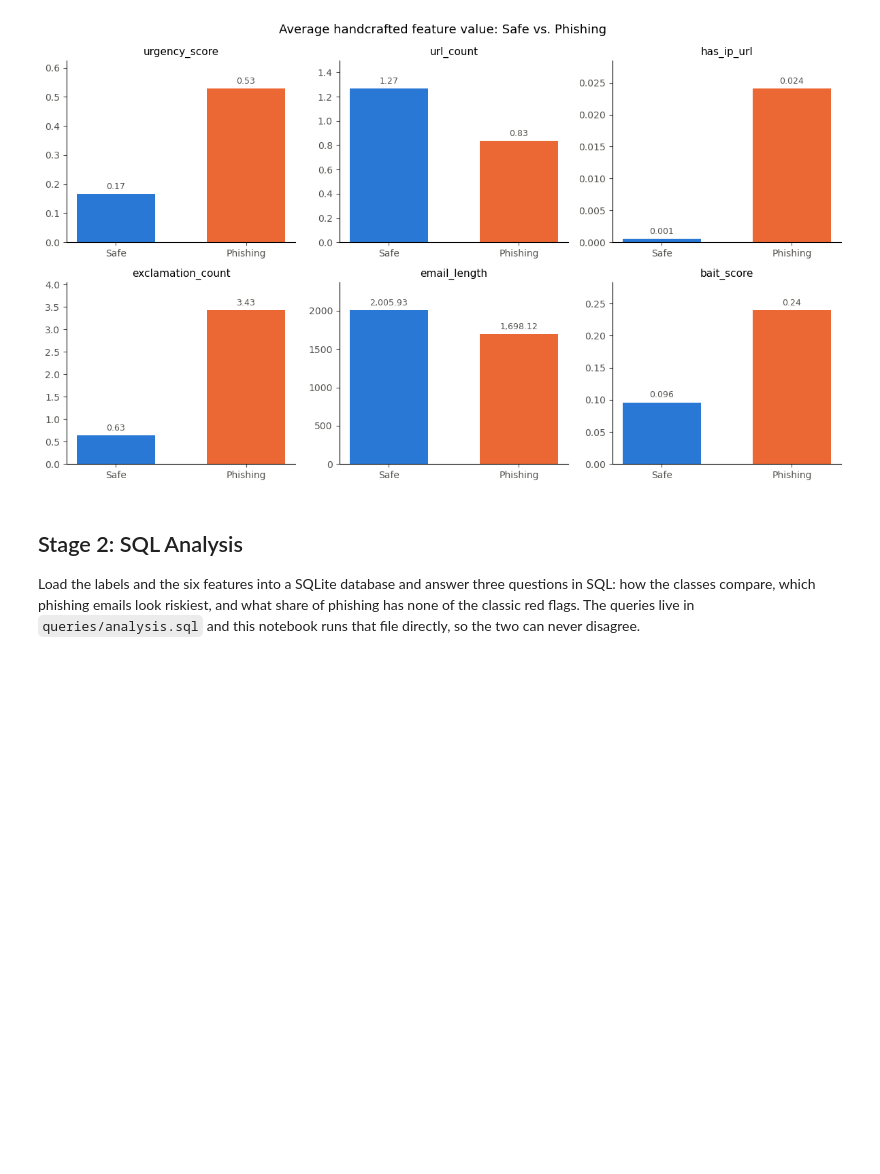
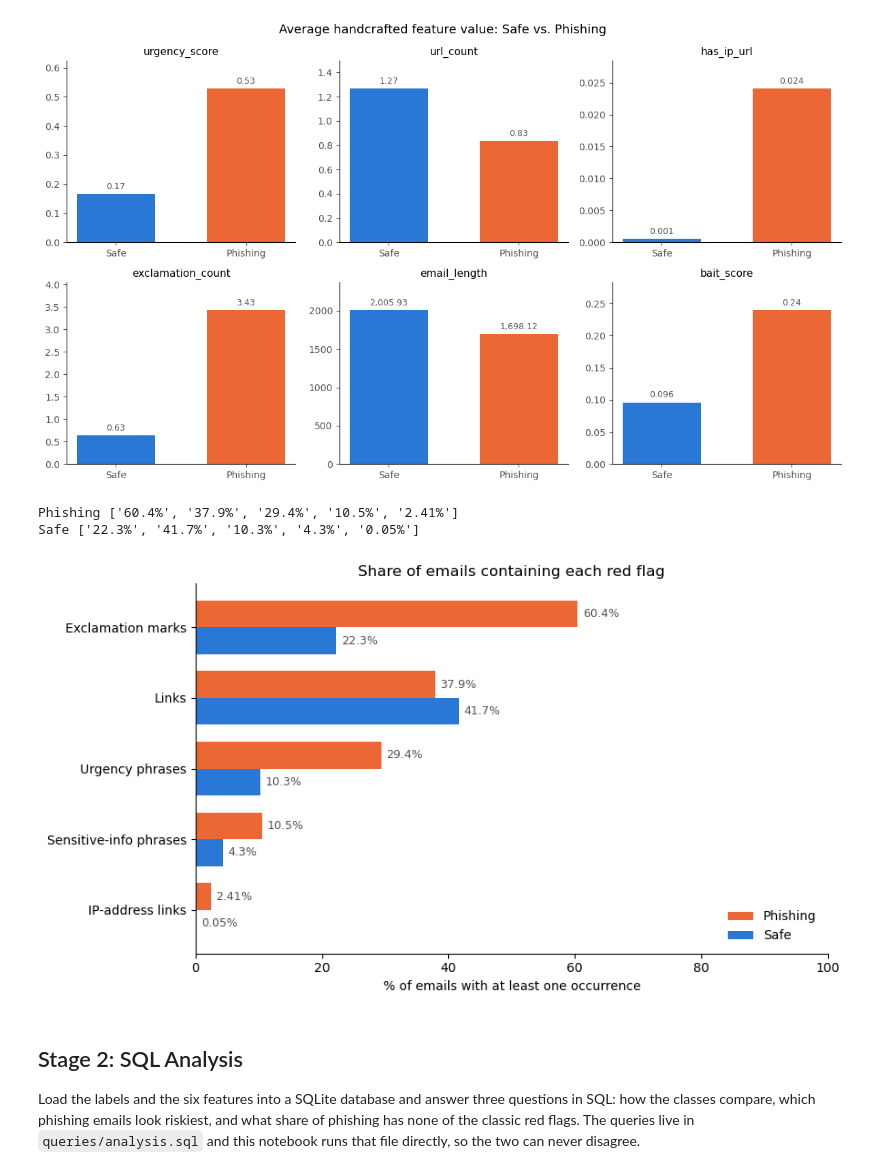
Before and after one commit to roshankumar1023/phishing-email-detection, a Jupyter notebook: notebooks/analysis.ipynb, the cells around one changed output. Saved outputs shown, nothing was run; the diff lists cells and outputs as text; code cells hidden in the pictures; blank space fills up the shorter version.

```diff
--- a/notebooks/analysis.ipynb
+++ b/notebooks/analysis.ipynb
@@ -267,6 +273,46 @@ fig.savefig("../dashboard/feature_comparison.png", dpi=150, facecolor="white")
 plt.show()
 # %% [output]
 [figure]
+# %%
+import numpy as np
+
+# Share of each class with at least one hit on each red flag (same values as pct_nonzero in results/feature_comparison.csv)
+RED_FLAGS = {  # feature -> readable name, ordered by how common the flag is in phishing
+    "exclamation_count": "Exclamation marks",
+    "url_count": "Links",
+    "urgency_score": "Urgency phrases",
+    "bait_score": "Sensitive-info phrases",
+    "has_ip_url": "IP-address links",
+}
+flag_pct = (df[list(RED_FLAGS)] > 0).groupby(df["Email Type"]).mean().T * 100
+
+def pct_label(feature, value):
+    # IP-address links are rare, so they get 2 decimals (as in metrics_summary.md); the rest get 1
+    return f"{value:.2f}%" if feature == "has_ip_url" else f"{value:.1f}%"
+
+y = np.arange(len(RED_FLAGS))[::-1]  # first flag at the top
+height = 0.38
+fig, ax = plt.subplots(figsize=(9, 5))
+for offset, email_type, short in [(height / 2, "Phishing Email", "Phishing"), (-height / 2, "Safe Email", "Safe")]:
+    values = flag_pct.loc[list(RED_FLAGS), email_type]
+    bars = ax.barh(y + offset, values, height, label=short, color=CLASS_COLORS[email_type])
+    ax.bar_label(bars, labels=[pct_label(f, v) for f, v in values.items()], padding=4, fontsize=9, color="#52514e")
+    print(short, [pct_label(f, v) for f, v in values.items()])
+
+ax.set_yticks(y)
+ax.set_yticklabels(RED_FLAGS.values())
+ax.set_xlim(0, 100)
+ax.set_xlabel("% of emails with at least one occurrence")
+ax.set_title("Share of emails containing each red flag")
+ax.spines[["top", "right"]].set_visible(False)
+ax.legend(frameon=False, loc="lower right")
+fig.tight_layout()
+fig.savefig("../dashboard/red_flag_prevalence.png", dpi=150, facecolor="white")
+plt.show()
+# %% [output]
+Phishing ['60.4%', '37.9%', '29.4%', '10.5%', '2.41%']
+Safe ['22.3%', '41.7%', '10.3%', '4.3%', '0.05%']
+[figure, added]
 # %% [markdown]
 ## Stage 2: SQL Analysis
 
```
Also changed, not shown: parts of 19 cells of this notebook, 17 other files.
